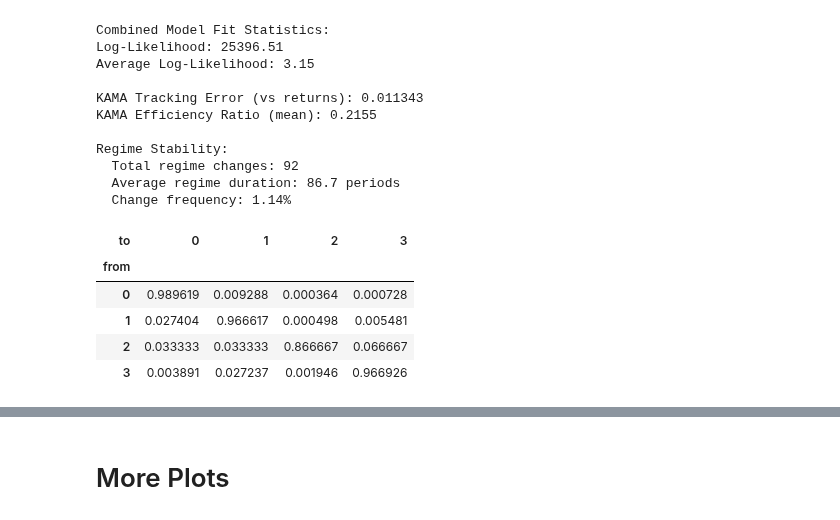
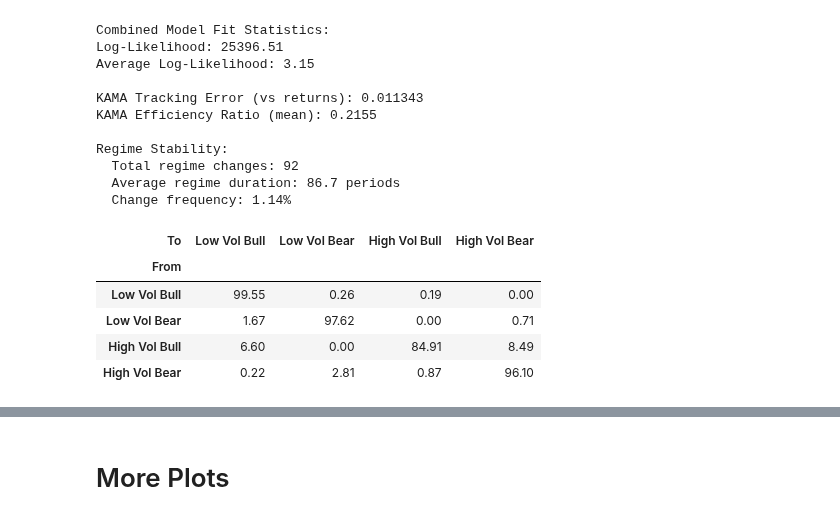
Before and after one commit to jessego20/FE800_project_code, a Jupyter notebook: load_and_analyze.ipynb, the cells around one changed output, grey strips where cells are left out. Cells and saved outputs as stored; diff of their text form; code cells hidden in the pictures.

```diff
--- a/load_and_analyze.ipynb
+++ b/load_and_analyze.ipynb
@@ -159,11 +159,16 @@ Regime Stability:
   Average regime duration: 86.7 periods
   Change frequency: 1.14%
 # %%
-transition_results[1]['transition_probabilities']
+level1_transition_matrix = transition_results[1]['transition_probabilities']\
+    .rename(columns={0: 'Low Vol Bull', 1: 'Low Vol Bear', 2: 'High Vol Bull', 3: 'High Vol Bear'},
+            index={0: 'Low Vol Bull', 1: 'Low Vol Bear', 2: 'High Vol Bull', 3: 'High Vol Bear'})\
+            .rename_axis('From').rename_axis('To', axis=1).round(4) * 100
+
+level1_transition_matrix
 # %% [output]
-| to | 0 | 1 | 2 | 3 |
-| from |  |  |  |  |
-| 0 | 0.989619 | 0.009288 | 0.000364 | 0.000728 |
-| 1 | 0.027404 | 0.966617 | 0.000498 | 0.005481 |
-| 2 | 0.033333 | 0.033333 | 0.866667 | 0.066667 |
-| 3 | 0.003891 | 0.027237 | 0.001946 | 0.966926 |
+| To | Low Vol Bull | Low Vol Bear | High Vol Bull | High Vol Bear |
+| From |  |  |  |  |
+| Low Vol Bull | 99.55 | 0.26 | 0.19 | 0.00 |
+| Low Vol Bear | 1.67 | 97.62 | 0.00 | 0.71 |
+| High Vol Bull | 6.60 | 0.00 | 84.91 | 8.49 |
+| High Vol Bear | 0.22 | 2.81 | 0.87 | 96.10 |
```
Also changed, not shown: parts of 3 cells of this notebook, 14 other files.
